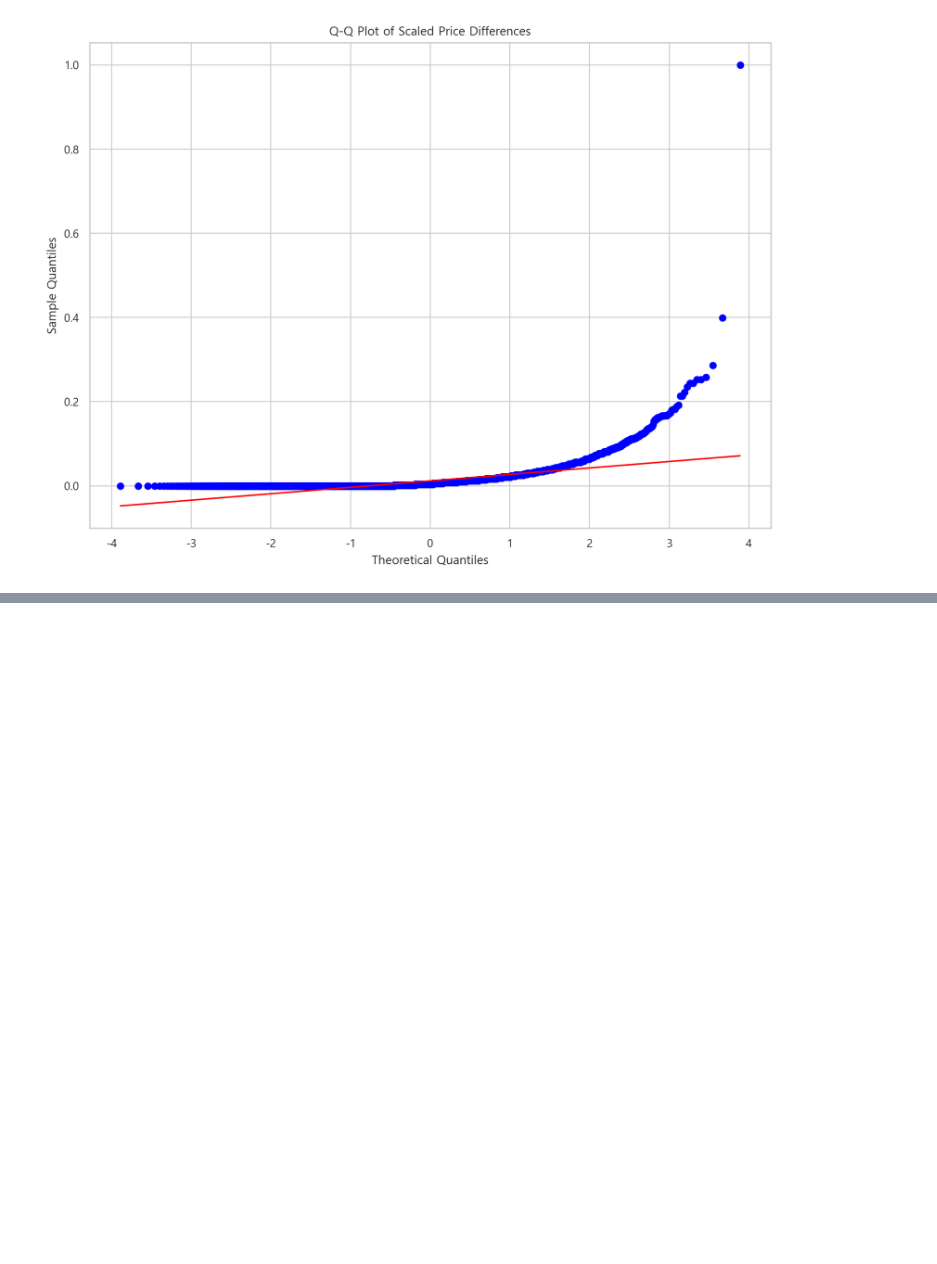
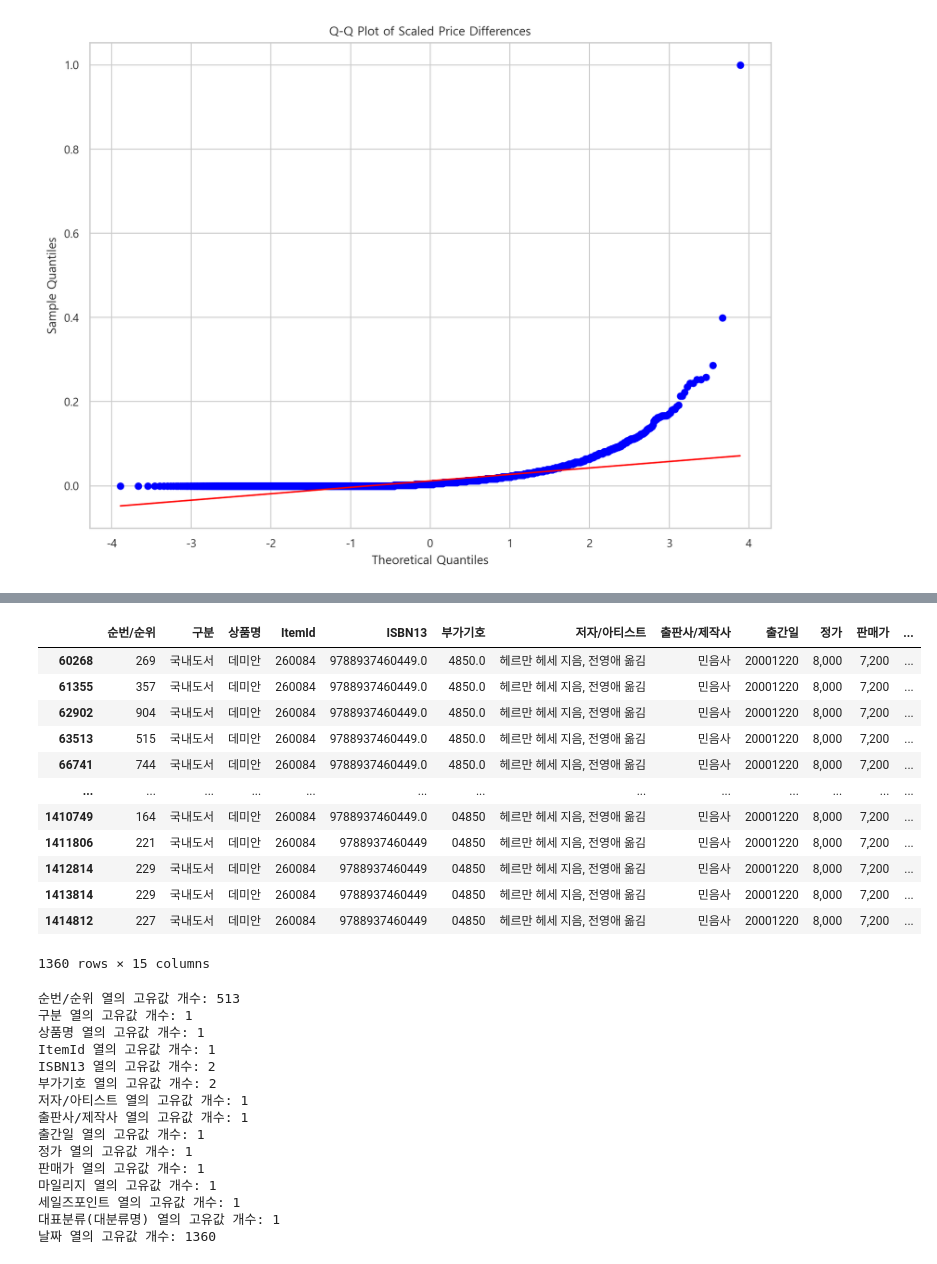
Before and after one commit to kdt-3-second-Project/aladin_usedbook, a Jupyter notebook: research/240716_price_median_erd_js.ipynb, the cells around one changed output, grey strips where cells are left out. Drawn from its saved outputs; the diff is of its cells as text; code cells hidden in the pictures; blank space fills up the shorter version.

```diff
--- a/research/240716_price_median_erd_js.ipynb
+++ b/research/240716_price_median_erd_js.ipynb
@@ -237,0 +377,35 @@ plt.show()
+# %%
+temp = df[df['ItemId']==260084] # 예시 하나만 확인
+display(temp)
+for column in temp.columns:
+    unique_count = temp[column].nunique()
+    print(f"{column} 열의 고유값 개수: {unique_count}")
+# %% [output]
+|  | 순번/순위 | 구분 | 상품명 | ItemId | ISBN13 | 부가기호 | 저자/아티스트 | 출판사/제작사 | 출간일 | 정가 | 판매가 | ... |
+| 60268 | 269 | 국내도서 | 데미안 | 260084 | 9788937460449.0 | 4850.0 | 헤르만 헤세 지음, 전영애 옮김 | 민음사 | 20001220 | 8,000 | 7,200 | ... |
+| 61355 | 357 | 국내도서 | 데미안 | 260084 | 9788937460449.0 | 4850.0 | 헤르만 헤세 지음, 전영애 옮김 | 민음사 | 20001220 | 8,000 | 7,200 | ... |
+| 62902 | 904 | 국내도서 | 데미안 | 260084 | 9788937460449.0 | 4850.0 | 헤르만 헤세 지음, 전영애 옮김 | 민음사 | 20001220 | 8,000 | 7,200 | ... |
+| 63513 | 515 | 국내도서 | 데미안 | 260084 | 9788937460449.0 | 4850.0 | 헤르만 헤세 지음, 전영애 옮김 | 민음사 | 20001220 | 8,000 | 7,200 | ... |
+| 66741 | 744 | 국내도서 | 데미안 | 260084 | 9788937460449.0 | 4850.0 | 헤르만 헤세 지음, 전영애 옮김 | 민음사 | 20001220 | 8,000 | 7,200 | ... |
+| ... | ... | ... | ... | ... | ... | ... | ... | ... | ... | ... | ... | ... |
+| 1410749 | 164 | 국내도서 | 데미안 | 260084 | 9788937460449.0 | 04850 | 헤르만 헤세 지음, 전영애 옮김 | 민음사 | 20001220 | 8,000 | 7,200 | ... |
+| 1411806 | 221 | 국내도서 | 데미안 | 260084 | 9788937460449 | 04850 | 헤르만 헤세 지음, 전영애 옮김 | 민음사 | 20001220 | 8,000 | 7,200 | ... |
+| 1412814 | 229 | 국내도서 | 데미안 | 260084 | 9788937460449 | 04850 | 헤르만 헤세 지음, 전영애 옮김 | 민음사 | 20001220 | 8,000 | 7,200 | ... |
+| 1413814 | 229 | 국내도서 | 데미안 | 260084 | 9788937460449 | 04850 | 헤르만 헤세 지음, 전영애 옮김 | 민음사 | 20001220 | 8,000 | 7,200 | ... |
+| 1414812 | 227 | 국내도서 | 데미안 | 260084 | 9788937460449 | 04850 | 헤르만 헤세 지음, 전영애 옮김 | 민음사 | 20001220 | 8,000 | 7,200 | ... |
+1360 rows × 15 columns
+순번/순위 열의 고유값 개수: 513
+구분 열의 고유값 개수: 1
+상품명 열의 고유값 개수: 1
+ItemId 열의 고유값 개수: 1
+ISBN13 열의 고유값 개수: 2
+부가기호 열의 고유값 개수: 2
+저자/아티스트 열의 고유값 개수: 1
+출판사/제작사 열의 고유값 개수: 1
+출간일 열의 고유값 개수: 1
+정가 열의 고유값 개수: 1
+판매가 열의 고유값 개수: 1
+마일리지 열의 고유값 개수: 1
+세일즈포인트 열의 고유값 개수: 1
+대표분류(대분류명) 열의 고유값 개수: 1
+날짜 열의 고유값 개수: 1360
```
Also changed, not shown: parts of 14 cells of this notebook, 2 other files.
